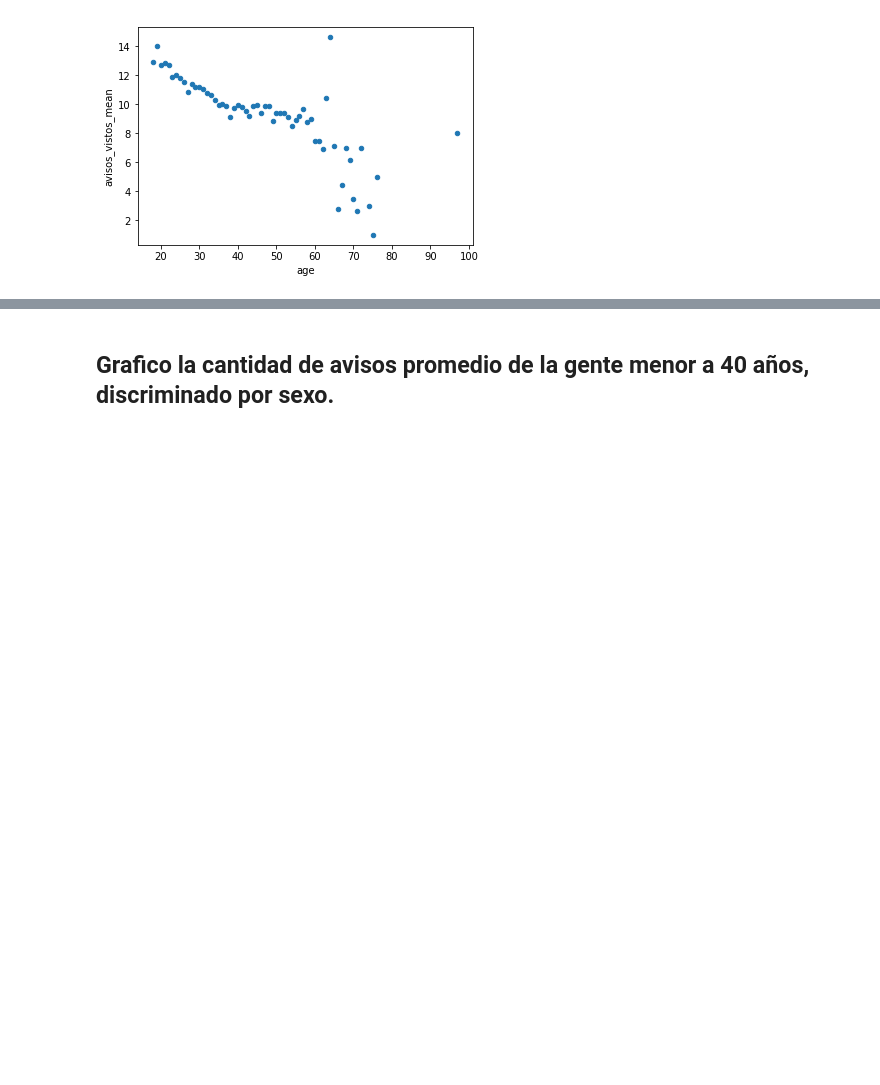
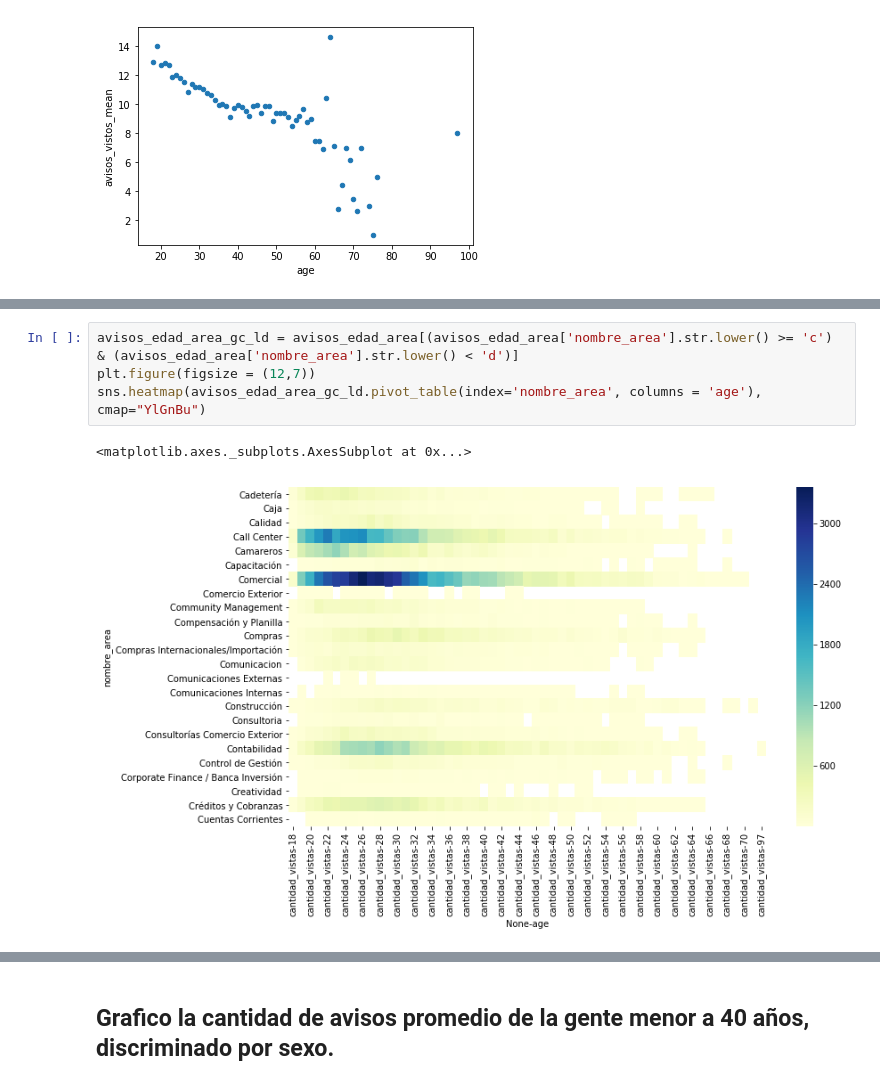
Before and after one commit to iloyarte/datos-tp, a Jupyter notebook: TP 1 - Analisis exploratorio - 2C.ipynb, the cells around one changed output, grey strips where cells are left out. Cells and saved outputs as stored; diff of their text form; blank space fills up the shorter version.

```diff
--- a/TP 1 - Analisis exploratorio - 2C.ipynb
+++ b/TP 1 - Analisis exploratorio - 2C.ipynb
@@ -28,0 +49,7 @@ postulantes_avisos_mean.plot.scatter('age','avisos_vistos_mean')
+# %%
+avisos_edad_area_gc_ld = avisos_edad_area[(avisos_edad_area['nombre_area'].str.lower() >= 'c') & (avisos_edad_area['nombre_area'].str.lower() < 'd')]
+plt.figure(figsize = (12,7))
+sns.heatmap(avisos_edad_area_gc_ld.pivot_table(index='nombre_area', columns = 'age'), cmap="YlGnBu")
+# %% [output]
+<matplotlib.axes._subplots.AxesSubplot at 0x...>
+[figure, added]
```
Also changed, not shown: parts of 27 cells of this notebook.
